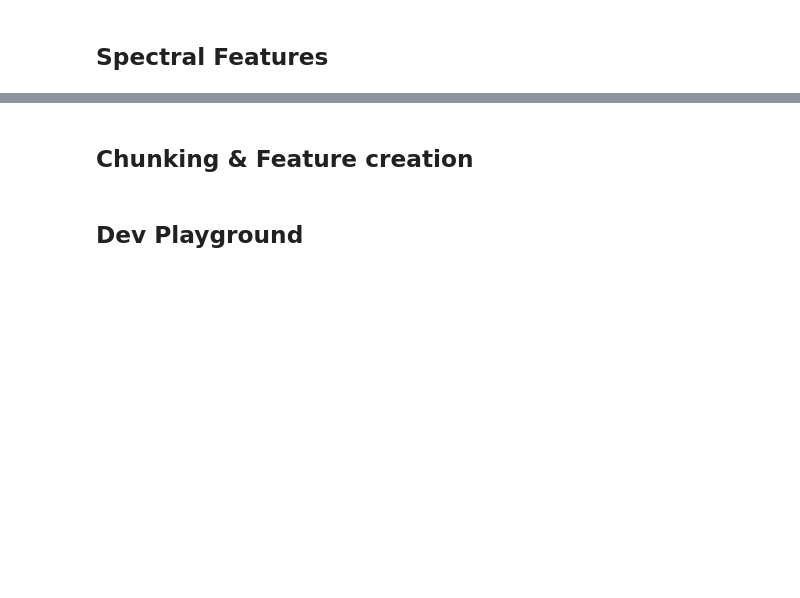
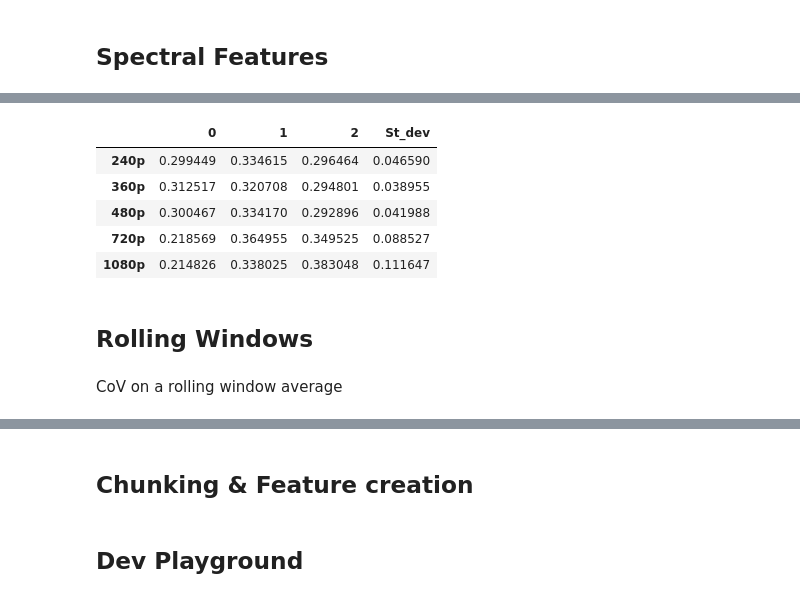
Before and after one commit to stephdoan/ResRecovery, a Jupyter notebook: notebooks/Feature_Engineering.ipynb, the cells around one changed output, grey strips where cells are left out. Cells and saved outputs as stored; diff of their text form; code cells hidden in the pictures; blank space fills up the shorter version.

```diff
--- a/notebooks/Feature_Engineering.ipynb
+++ b/notebooks/Feature_Engineering.ipynb
@@ -274,0 +238,9 @@ array([0.22399455, 0.33078182, 0.38063741])
+# %%
+%%time
+size='2000ms'
+
+resample_240 = [explode_extended(df).resample(size, on='Time').sum() for df in chunk_240_lst]
+resample_360 = [explode_extended(df).resample(size, on='Time').sum() for df in chunk_360_lst]
+resample_480 = [explode_extended(df).resample(size, on='Time').sum() for df in chunk_480_lst]
+resample_720 = [explode_extended(df).resample(size, on='Time').sum() for df in chunk_720_lst]
+resample_1080 = [explode_extended(df).resample(size, on='Time').sum() for df in chunk_1080_lst]
@@ -274,0 +283,34 @@ array([0.22399455, 0.33078182, 0.38063741])
+# %%
+bins = 4
+pxx_den_240 = [power_density(df, bins) for df in resample_240]
+pxx_den_360 = [power_density(df, bins) for df in resample_360]
+pxx_den_480 = [power_density(df, bins) for df in resample_480]
+pxx_den_720 = [power_density(df, bins) for df in resample_720]
+pxx_den_1080 = [power_density(df, bins) for df in resample_1080]
+
+pxx_den_df = pd.DataFrame({
+  "240p": np.mean(pxx_den_240, axis=0),
+  "360p": np.mean(pxx_den_360, axis=0),
+  "480p": np.mean(pxx_den_480, axis=0),
+  "720p": np.mean(pxx_den_720, axis=0),
+  "1080p": np.mean(pxx_den_1080, axis=0)
+}).T
+
+#pxx_den_df.columns = ['[-.001, .086)', '[.086, .172)', '[.172, .259)']
+pxx_den_df['St_dev'] = [
+  np.mean(np.std(pxx_den_240, axis=1)),
+  np.mean(np.std(pxx_den_360, axis=1)),
+  np.mean(np.std(pxx_den_480, axis=1)),
+  np.mean(np.std(pxx_den_720, axis=1)),
+  np.mean(np.std(pxx_den_1080, axis=1))]
+
+pxx_den_df
+# %% [output]
+|  | 0 | 1 | 2 | St_dev |
+| 240p | 0.299449 | 0.334615 | 0.296464 | 0.046590 |
+| 360p | 0.312517 | 0.320708 | 0.294801 | 0.038955 |
+| 480p | 0.300467 | 0.334170 | 0.292896 | 0.041988 |
+| 720p | 0.218569 | 0.364955 | 0.349525 | 0.088527 |
+| 1080p | 0.214826 | 0.338025 | 0.383048 | 0.111647 |
+# %% [markdown]
+## Rolling Windows
@@ -274,0 +339,2 @@ array([0.22399455, 0.33078182, 0.38063741])
+# %% [markdown]
+CoV on a rolling window average
```
Also changed, not shown: parts of 58 cells of this notebook, 6 other files.
